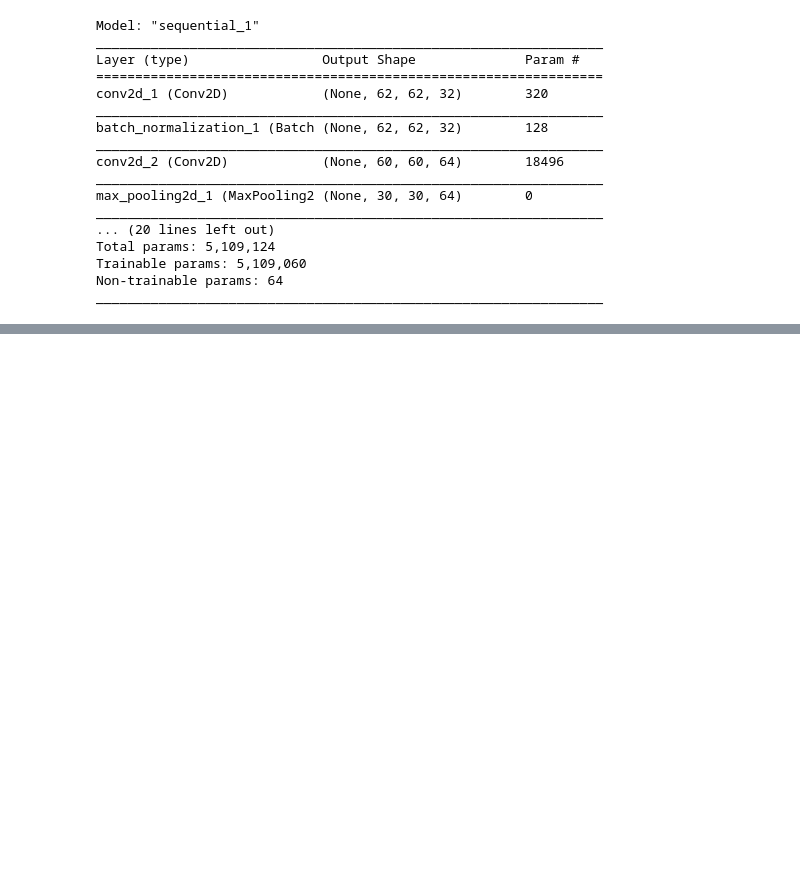
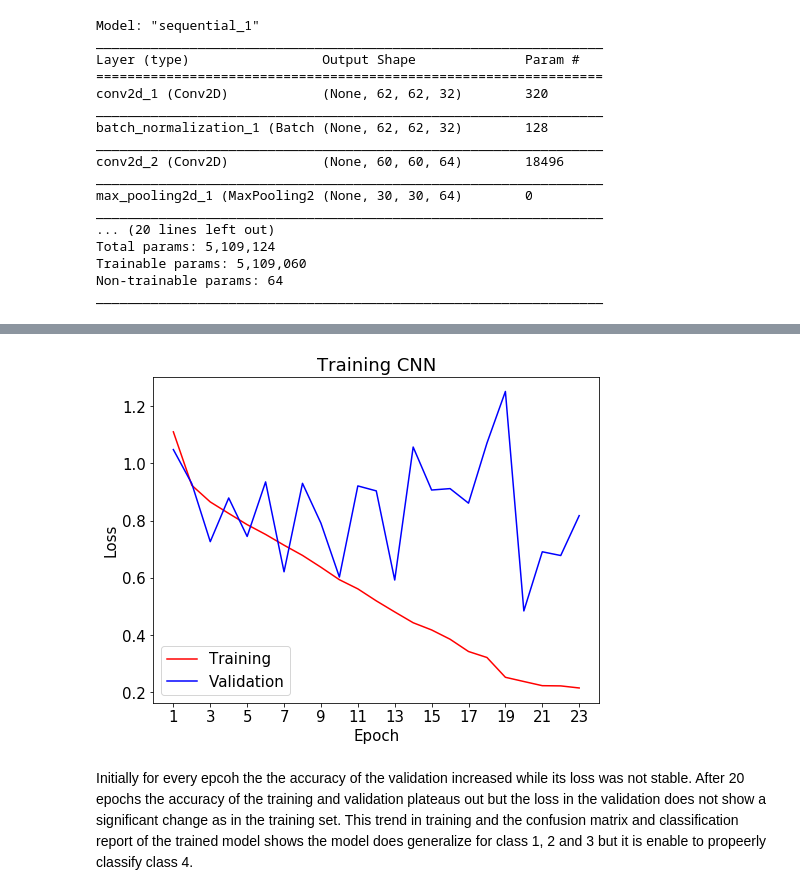
Before and after one commit to carlosezmz/Steel-Defects-Classification, a Jupyter notebook: MultiClass_Classification_Report.ipynb, the cells around one changed output, grey strips where cells are left out. Saved outputs shown, nothing was run; the diff lists cells and outputs as text; code cells hidden in the pictures; blank space fills up the shorter version.

Commit message:
finish report

```diff
--- a/MultiClass_Classification_Report.ipynb
+++ b/MultiClass_Classification_Report.ipynb
@@ -135,0 +140,6 @@ NameError: name 'np' is not defined
+# %%
+plots.plot_loss(history=history, title='Training CNN', x_width=2, label_size=15, save=True)
+# %% [output]
+[figure, added]
+# %% [markdown]
+Initially for every epcoh the the accuracy of the validation increased while its loss was not stable. After 20 epochs the accuracy of the training and validation plateaus out but the loss in the validation does not show a significant change as in the training set. This trend in training and the confusion matrix and classification report of the trained model shows the model does generalize for class 1, 2 and 3 but it is enable to propeerly classify class 4.
```
Also changed, not shown: parts of 27 cells of this notebook, 19 other files.
